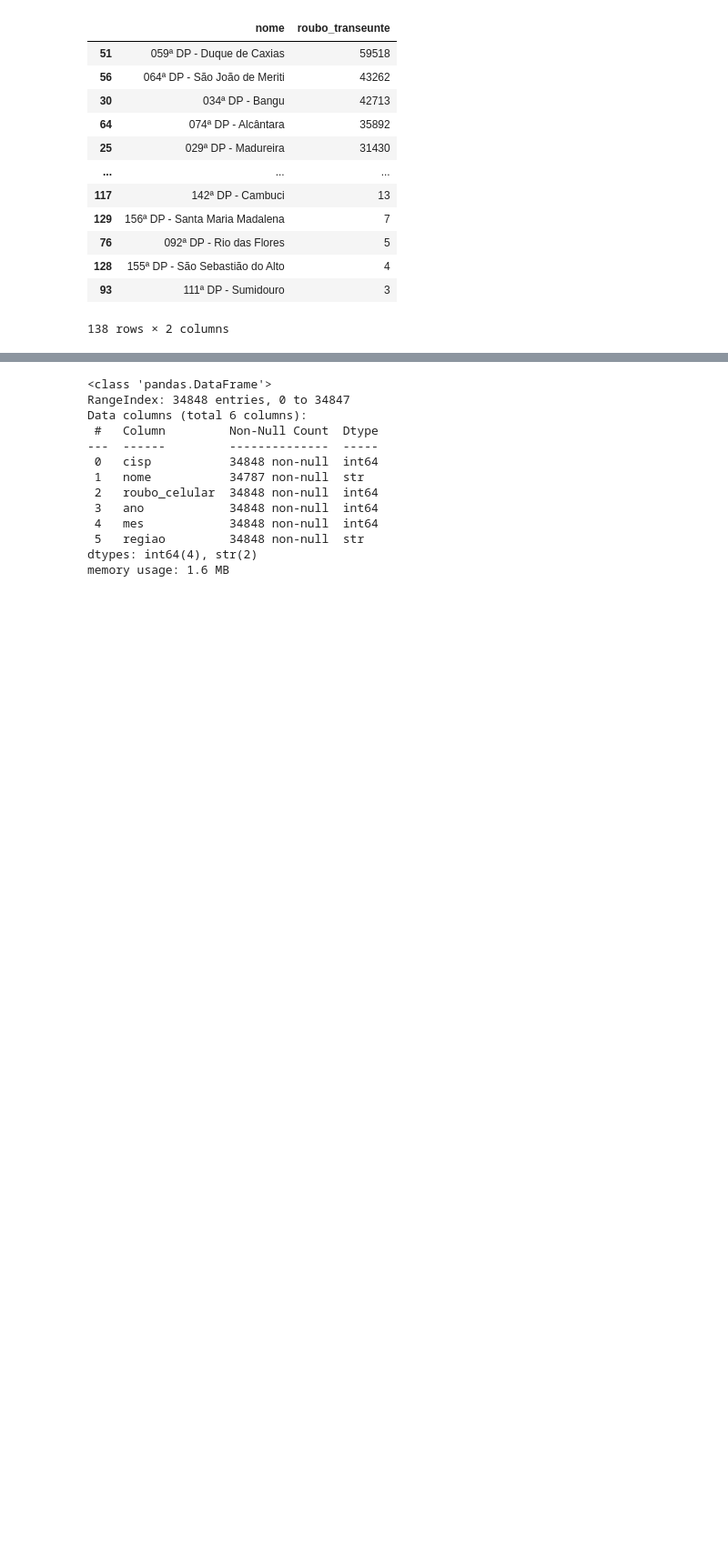
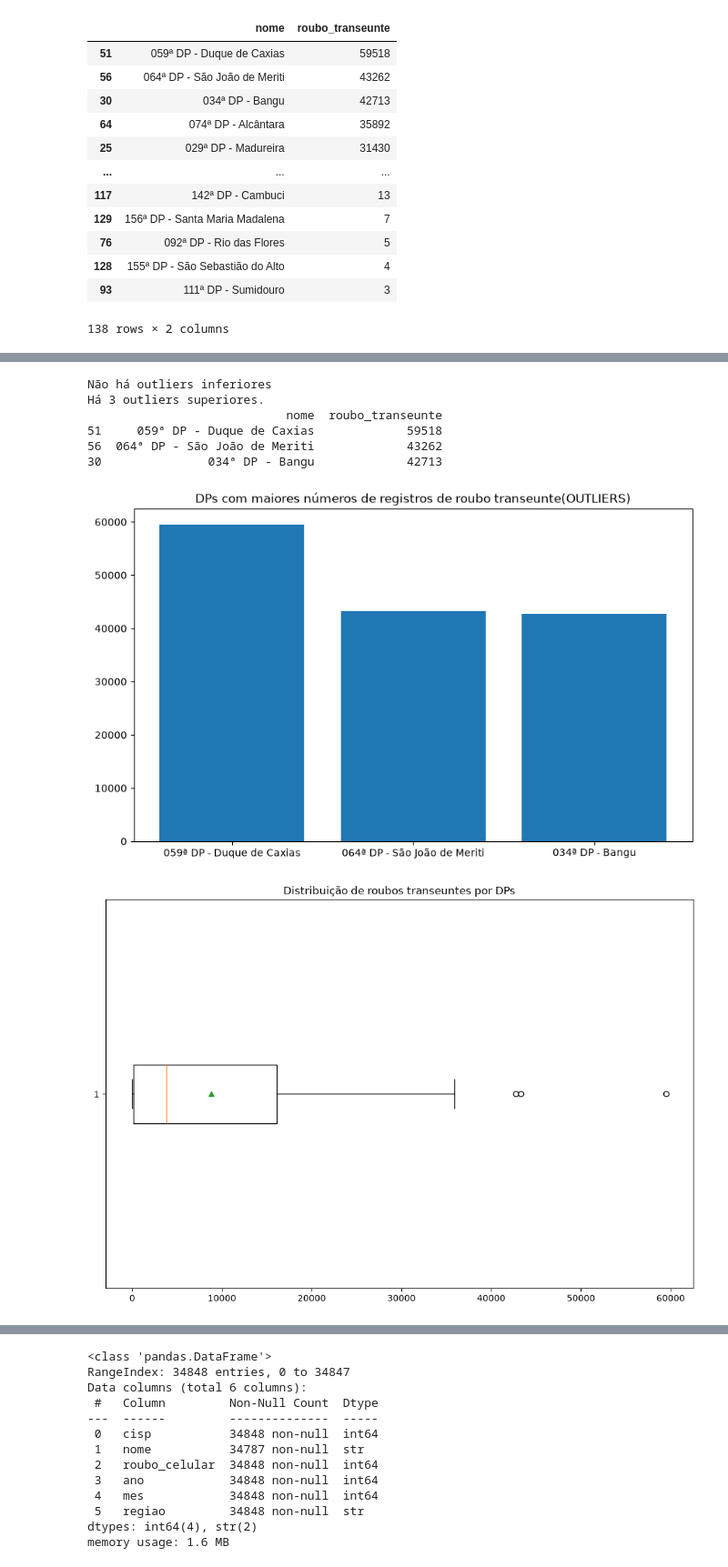
Before and after one commit to eduardacastilho/Atividade-Dados-Pandas---ipynb, a Jupyter notebook: atividade3.ipynb, the cells around one changed output, grey strips where cells are left out. Shown at 91% size. Saved outputs shown, nothing was run; the diff lists cells and outputs as text; code cells hidden in the pictures; blank space fills up the shorter version.

```diff
--- a/atividade3.ipynb
+++ b/atividade3.ipynb
@@ -3,8 +3,8 @@ import pandas as pd
 import numpy as np
 import matplotlib.pyplot as plt
 # %%
-OCORRENCIAS = r'C:\Users\eduarda.castilho\Documents\UC2_aulas\BASES\03.BaseDPEvolucaoMensalCisp.csv'
-DP = r'C:\Users\eduarda.castilho\Documents\UC2_aulas\BASES\08.DP.csv'
+OCORRENCIAS = r'C:\analise de dados\03.BaseDPEvolucaoMensalCisp.csv'
+DP = r'C:\analise de dados\08.DP.csv'
 
 df_ocorrencias = pd.read_csv(
     OCORRENCIAS,
@@ -125,3 +124,44 @@ Limite Inferior: -23716.375
 Limite Superior: 39990.625
 Curtose: 7.7882
 Assimetria: 2.3693
+# %%
+df_roubo_transeunte_outliers_inf = (
+    df_roubo_transeunte_agg[df_roubo_transeunte_agg['roubo_transeunte'] < limite_inferior]
+)
+df_roubo_transeunte_outliers_sup = (
+    df_roubo_transeunte_agg[df_roubo_transeunte_agg['roubo_transeunte'] > limite_superior]
+)
+# %%
+if len(df_roubo_transeunte_outliers_inf) <= 0:
+    print('Não há outliers inferiores')
+else:
+        print(f'Há {len(df_roubo_transeunte_outliers_inf)} outliers inferiores. ')
+
+if len(df_roubo_transeunte_outliers_sup) <= 0:
+    print('Não há outliers superiores')
+else:
+        print(f'Há {len(df_roubo_transeunte_outliers_sup)} outliers superiores. ')
+
+print(df_roubo_transeunte_outliers_sup)
+# %% [output]
+Não há outliers inferiores
+Há 3 outliers superiores.
+                            nome  roubo_transeunte
+51     059ª DP - Duque de Caxias             59518
+56  064ª DP - São João de Meriti             43262
+30               034ª DP - Bangu             42713
+# %%
+
+plt.figure(figsize=(10, 6))
+plt.bar(df_roubo_transeunte_outliers_sup['nome'],
+        df_roubo_transeunte_outliers_sup['roubo_transeunte'])
+plt.title('DPs com maiores números de registros de roubo transeunte(OUTLIERS)')
+plt.show()
+
+plt.figure(figsize=(12, 8))
+plt.boxplot(df_roubo_transeunte_agg['roubo_transeunte'], showmeans=True, vert=False)
+plt.title('Distribuição de roubos transeuntes por DPs')
+plt.show()
+# %% [output]
+[figure, added]
+[figure, added]
```
Also changed, not shown: parts of 8 cells of this notebook.
